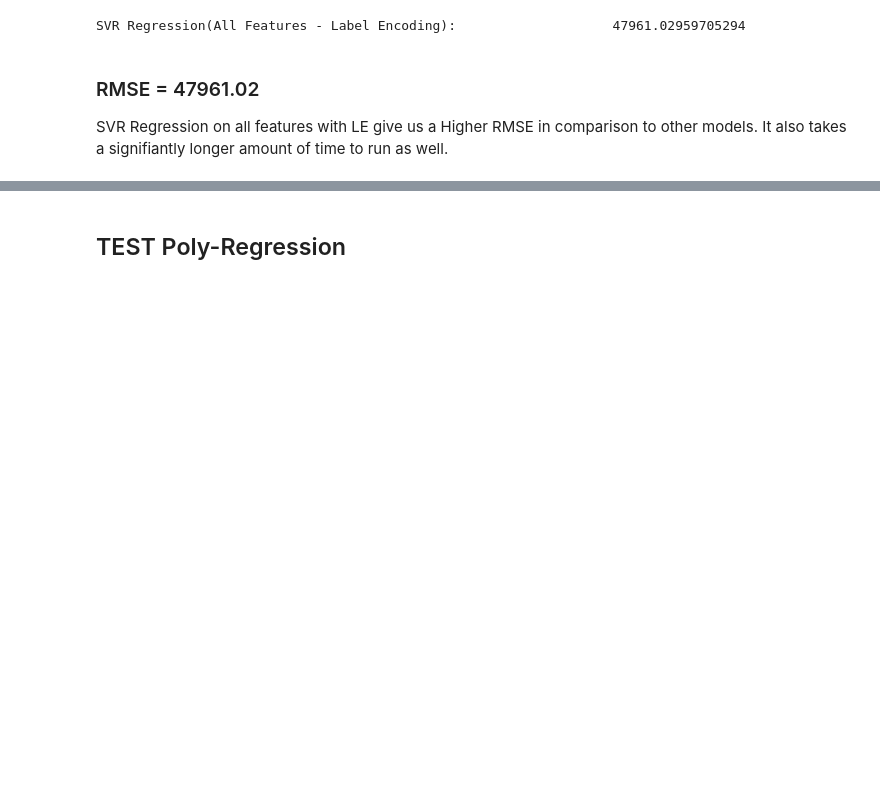
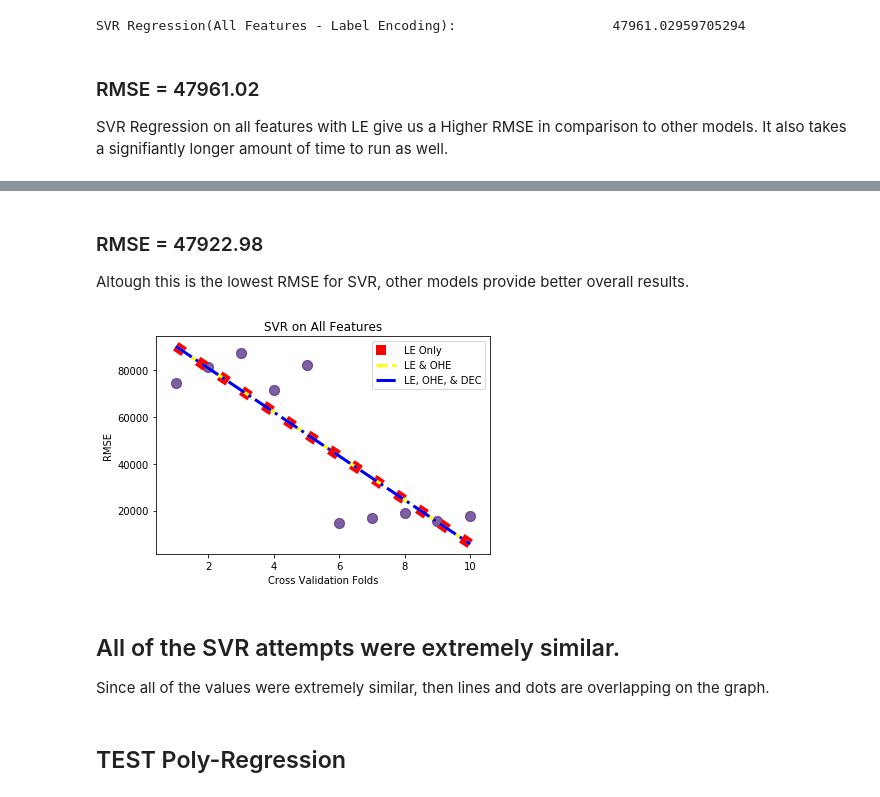
Before and after one commit to RPeralta5/Data-Science, a Jupyter notebook: Source Files/House_Prices.ipynb, the cells around one changed output, grey strips where cells are left out. Drawn from its saved outputs; the diff is of its cells as text; code cells hidden in the pictures; blank space fills up the shorter version.

Commit message:
SVR - done
finishes with SVR, all values were similar to each other.

```diff
--- a/Source Files/House_Prices.ipynb
+++ b/Source Files/House_Prices.ipynb
@@ -727,0 +789,16 @@ It also takes a signifiantly longer amount of time to run as well.
+# %%
+from sklearn.svm import SVR
+svr = SVR(gamma='scale', C=1.0, epsilon=0.2)
+accuracy_list_svr_ohe = cross_val_score(svr, X, y, cv=10, scoring='neg_mean_squared_error')
+#ridge_r = ridge_r.fit(X_train, y_train)
+
+
+# function cross_val_score performs Cross Validation:
+
+
+rmse_list_svr_ohe = []
+for l in accuracy_list_svr_ohe:
+    x = np.sqrt(-1* l)
+    rmse_list_svr_ohe.append(x)
+
+print("SVR Regression(All Features - Label Encoding & One Hot Encoding:                   ", List_Average(rmse_list_svr_ohe))
@@ -728,3 +897,54 @@ It also takes a signifiantly longer amount of time to run as well.
+# %% [markdown]
+### RMSE = 47922.98
+Altough this is the lowest RMSE for SVR, other models provide better overall results.
+# %%
+data_points1 =rmse_list_svr
+data_points2 =rmse_list_svr_ohe
+data_points3 =rmse_list_svr_dec
+
+
+x_values = range(1, len(rmse_list_rr_10)+1)
+
+# solution
+a, b = best_fit(x_values, data_points1)
+c, d = best_fit(x_values, data_points2)
+e, f = best_fit(x_values, data_points3)
+#g, h = best_fit(x_values, data_points4)
+#i, j = best_fit(x_values, data_points5)
+
+
+# plot points and fit line
+plt.scatter(x_values, data_points1,color='red',s=100, alpha=.5)
+yfit = [a + b * xi for xi in x_values]
+line1, =plt.plot(x_values, yfit,linestyle=':',linewidth = 10,color='red', markerfacecolor='red', markersize=12, label='LE Only')
+
+plt.scatter(x_values, data_points2,color='yellow',s=100, alpha=.5)
+yfit2 = [c + d * xi for xi in x_values]
+line2, =plt.plot(x_values, yfit2,linestyle='--',linewidth = 3,color='yellow', markerfacecolor='yellow', markersize=12, label='LE & OHE')
+
+
+plt.scatter(x_values, data_points3,color='blue',s=100, alpha=.5)
+yfit3 = [e + f * xi for xi in x_values]
+line3, =plt.plot(x_values, yfit3,linestyle='-.',linewidth = 3,color='blue', markerfacecolor='blue', markersize=12, label='LE, OHE, & DEC')
+
+
+
+#line1, = plt.plot(x_values, data_points1,color='red', linestyle='dashed', linewidth = 3, marker='o', markerfacecolor='red', markersize=12, label='All Features - LE Only')
+plt.legend(handles=[line1,line2,line3])
+
+# naming the x axis
+plt.xlabel('Cross Validation Folds')
+# naming the y axis
+plt.ylabel('RMSE')
+
+# giving a title the graph
+plt.title('SVR on All Features')
+plt.show()
+# %% [output]
+[figure, added]
+# %% [markdown]
+## All of the SVR attempts were extremely similar.
+Since all of the values were extremely similar, then lines and dots are overlapping on the graph.
 # %% [markdown]
 ## TEST Poly-Regression
 # %%
```
Also changed, not shown: parts of 9 cells of this notebook.
